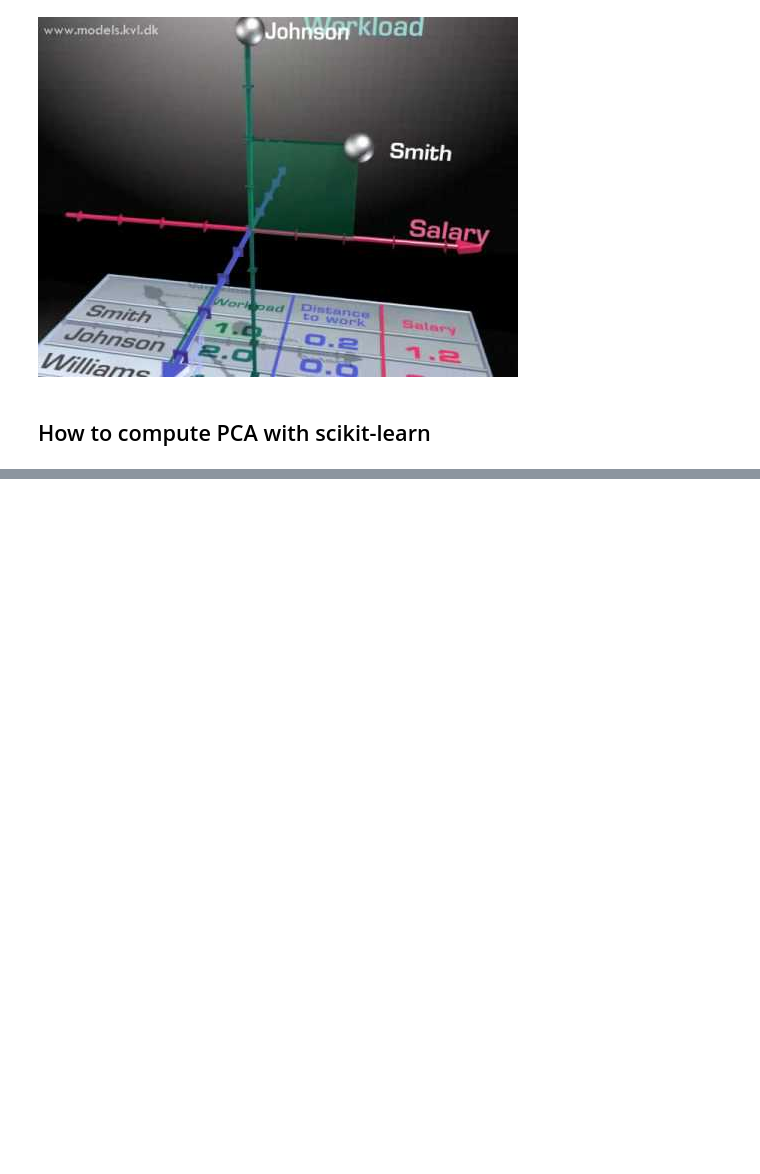
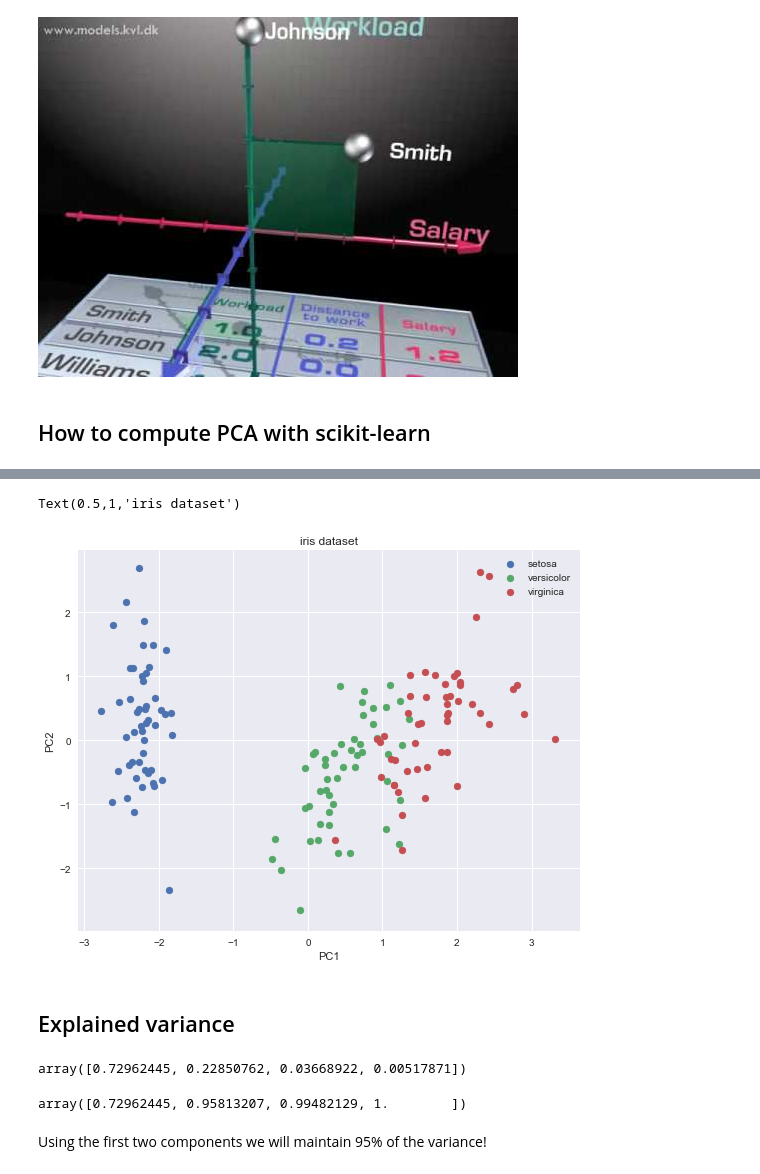
Before and after one commit to BielStela/Curs_UB, a Jupyter notebook: dia_4/dimensionality/PCA.ipynb, the cells around one changed output, grey strips where cells are left out. Saved outputs shown, nothing was run; the diff lists cells and outputs as text; code cells hidden in the pictures; blank space fills up the shorter version.

```diff
--- a/dia_4/dimensionality/PCA.ipynb
+++ b/dia_4/dimensionality/PCA.ipynb
@@ -243,0 +244,3 @@ array([[ 6.76769235e-01,  5.97386015e-02],
+# %%
+x_pca = pd.DataFrame(x_pca, columns=['PC1', 'PC2', 'PC3', 'PC4'])
+x_pca.head()
@@ -243,0 +268,23 @@ array([[ 6.76769235e-01,  5.97386015e-02],
+# %%
+plt.figure(figsize=(9, 7))
+for l in np.unique(iris_labels):
+    plt.scatter(x_pca.values[iris_labels==l,0], x_pca.values[iris_labels==l,1], label=l)
+plt.legend()
+plt.xlabel('PC1')
+plt.ylabel('PC2')
+plt.title('iris dataset')
+# %% [output]
+Text(0.5,1,'iris dataset')
+[figure, added]
+# %% [markdown]
+## Explained variance
+# %%
+pca.explained_variance_ratio_
+# %% [output]
+array([0.72962445, 0.22850762, 0.03668922, 0.00517871])
+# %%
+np.cumsum(pca.explained_variance_ratio_)
+# %% [output]
+array([0.72962445, 0.95813207, 0.99482129, 1.        ])
+# %% [markdown]
+Using the first two components we will maintain 95% of the variance!
```
Also changed, not shown: parts of 10 cells of this notebook, 2 other files.
